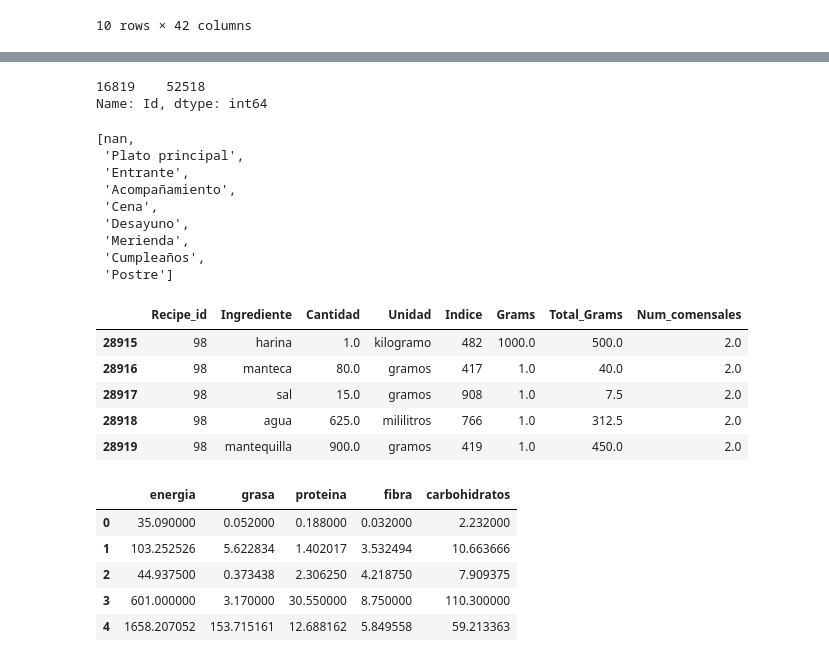
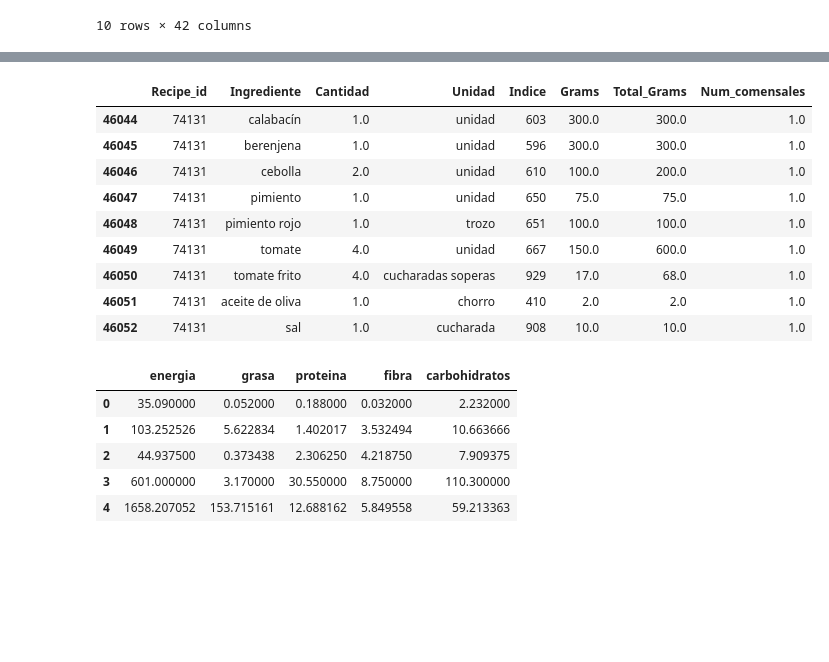
Before and after one commit to Shenia23/mangio, a Jupyter notebook: notebooks/Cluster_analysis.ipynb, the cells around one changed output, grey strips where cells are left out. Drawn from its saved outputs; the diff is of its cells as text; code cells hidden in the pictures; blank space fills up the shorter version.

```diff
--- a/notebooks/Cluster_analysis.ipynb
+++ b/notebooks/Cluster_analysis.ipynb
@@ -67,29 +47,16 @@ ing.sort_values(['Total_Grams'], ascending=False)[:30]
-# %%
-recetas['Id'][recetas['Tipo'].isin(['Merienda','Cumpleaños','Postre'])].sample(n=1)
-# %% [output]
-16819    52518
-Name: Id, dtype: int64
-# %%
-list(recetas.Tipo.unique())
-# %% [output]
-[nan,
- 'Plato principal',
- 'Entrante',
- 'Acompañamiento',
- 'Cena',
- 'Desayuno',
- 'Merienda',
- 'Cumpleaños',
- 'Postre']
 # %%
-ing[ing['Recipe_id']==98]
+ing[ing['Recipe_id']==74131]
 # %% [output]
 |  | Recipe_id | Ingrediente | Cantidad | Unidad | Indice | Grams | Total_Grams | Num_comensales |
-| 28915 | 98 | harina | 1.0 | kilogramo | 482 | 1000.0 | 500.0 | 2.0 |
-| 28916 | 98 | manteca | 80.0 | gramos | 417 | 1.0 | 40.0 | 2.0 |
-| 28917 | 98 | sal | 15.0 | gramos | 908 | 1.0 | 7.5 | 2.0 |
-| 28918 | 98 | agua | 625.0 | mililitros | 766 | 1.0 | 312.5 | 2.0 |
-| 28919 | 98 | mantequilla | 900.0 | gramos | 419 | 1.0 | 450.0 | 2.0 |
+| 46044 | 74131 | calabacín | 1.0 | unidad | 603 | 300.0 | 300.0 | 1.0 |
+| 46045 | 74131 | berenjena | 1.0 | unidad | 596 | 300.0 | 300.0 | 1.0 |
+| 46046 | 74131 | cebolla | 2.0 | unidad | 610 | 100.0 | 200.0 | 1.0 |
+| 46047 | 74131 | pimiento | 1.0 | unidad | 650 | 75.0 | 75.0 | 1.0 |
+| 46048 | 74131 | pimiento rojo | 1.0 | trozo | 651 | 100.0 | 100.0 | 1.0 |
+| 46049 | 74131 | tomate | 4.0 | unidad | 667 | 150.0 | 600.0 | 1.0 |
+| 46050 | 74131 | tomate frito | 4.0 | cucharadas soperas | 929 | 17.0 | 68.0 | 1.0 |
+| 46051 | 74131 | aceite de oliva | 1.0 | chorro | 410 | 2.0 | 2.0 | 1.0 |
+| 46052 | 74131 | sal | 1.0 | cucharada | 908 | 10.0 | 10.0 | 1.0 |
 # %%
 macros = df[['energia',
        'grasa', 'proteina',
```
Also changed, not shown: parts of 4 cells of this notebook, 2 other files.
